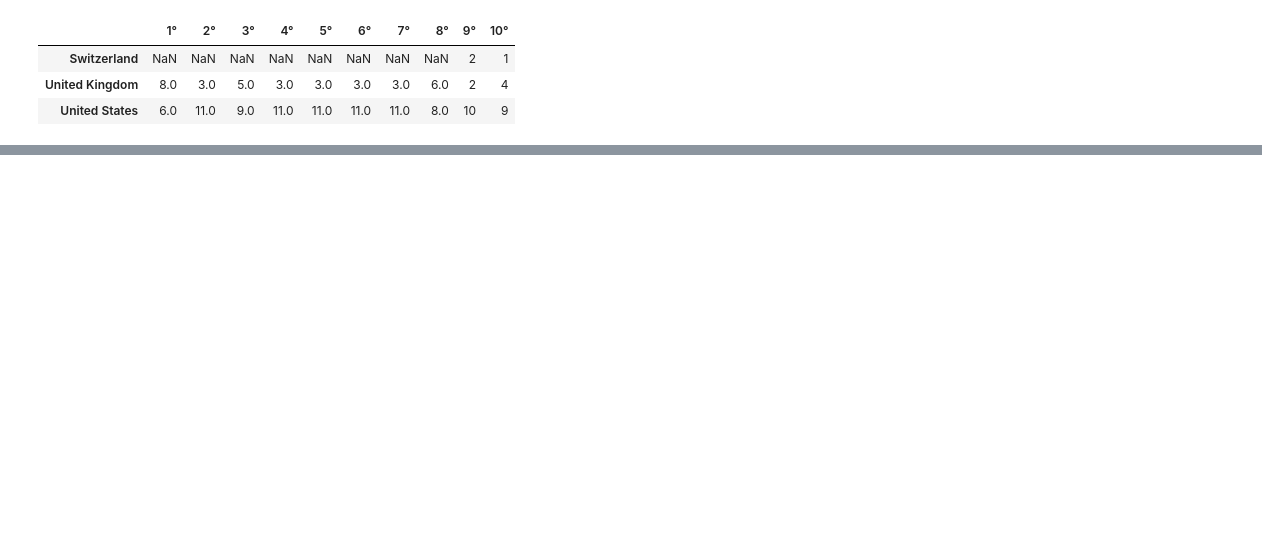
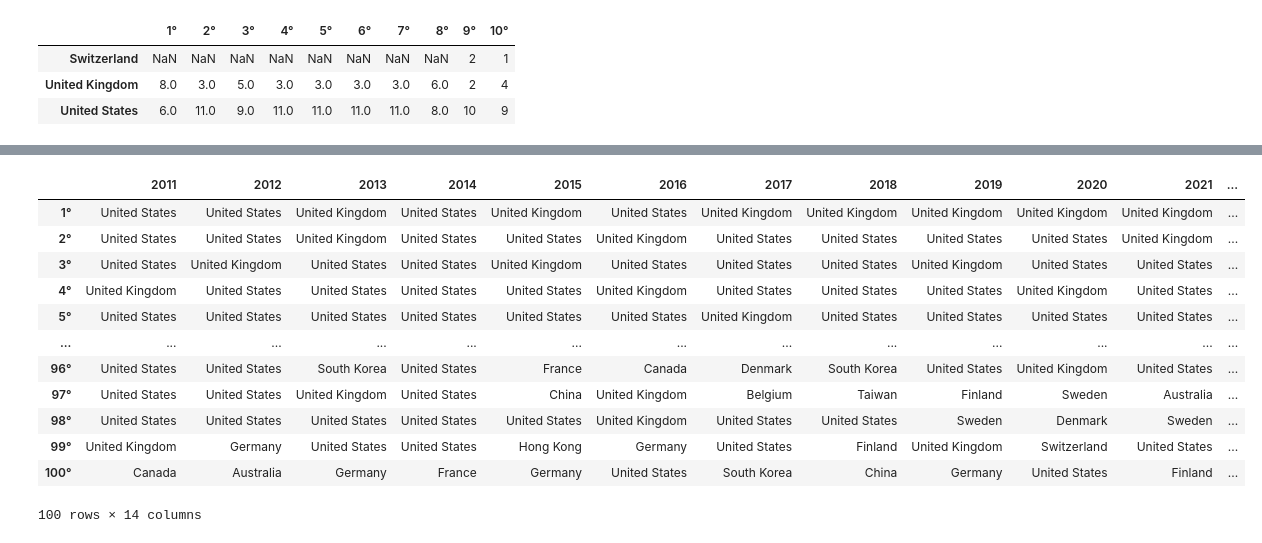
Before and after one commit to RodolfoPCruz/education_analysis, a Jupyter notebook: education_analysis.ipynb, the cells around one changed output, grey strips where cells are left out. Drawn from its saved outputs; the diff is of its cells as text; code cells hidden in the pictures; blank space fills up the shorter version.

```diff
--- a/education_analysis.ipynb
+++ b/education_analysis.ipynb
@@ -317,0 +304,20 @@ count_paises_top_10
+# %%
+top_100_paises=select_top_ranking(df_dados,'location',100,anos)
+# %%
+top_100_paises=top_100_paises.transpose()
+# %%
+top_100_paises
+# %% [output]
+|  | 2011 | 2012 | 2013 | 2014 | 2015 | 2016 | 2017 | 2018 | 2019 | 2020 | 2021 | ... |
+| 1° | United States | United States | United Kingdom | United States | United Kingdom | United States | United Kingdom | United Kingdom | United Kingdom | United Kingdom | United Kingdom | ... |
+| 2° | United States | United States | United Kingdom | United States | United States | United Kingdom | United States | United States | United States | United States | United Kingdom | ... |
+| 3° | United States | United Kingdom | United States | United States | United Kingdom | United States | United States | United States | United Kingdom | United States | United States | ... |
+| 4° | United Kingdom | United States | United States | United States | United States | United Kingdom | United States | United States | United States | United Kingdom | United States | ... |
+| 5° | United States | United States | United States | United States | United States | United States | United Kingdom | United States | United States | United States | United States | ... |
+| ... | ... | ... | ... | ... | ... | ... | ... | ... | ... | ... | ... | ... |
+| 96° | United States | United States | South Korea | United States | France | Canada | Denmark | South Korea | United States | United Kingdom | United States | ... |
+| 97° | United States | United States | United Kingdom | United States | China | United Kingdom | Belgium | Taiwan | Finland | Sweden | Australia | ... |
+| 98° | United States | United States | United States | United States | United States | United Kingdom | United States | United States | Sweden | Denmark | Sweden | ... |
+| 99° | United Kingdom | Germany | United States | United States | Hong Kong | Germany | United States | Finland | United Kingdom | Switzerland | United States | ... |
+| 100° | Canada | Australia | Germany | France | Germany | United States | South Korea | China | Germany | United States | Finland | ... |
+100 rows × 14 columns
```
Also changed, not shown: parts of 17 cells of this notebook.
